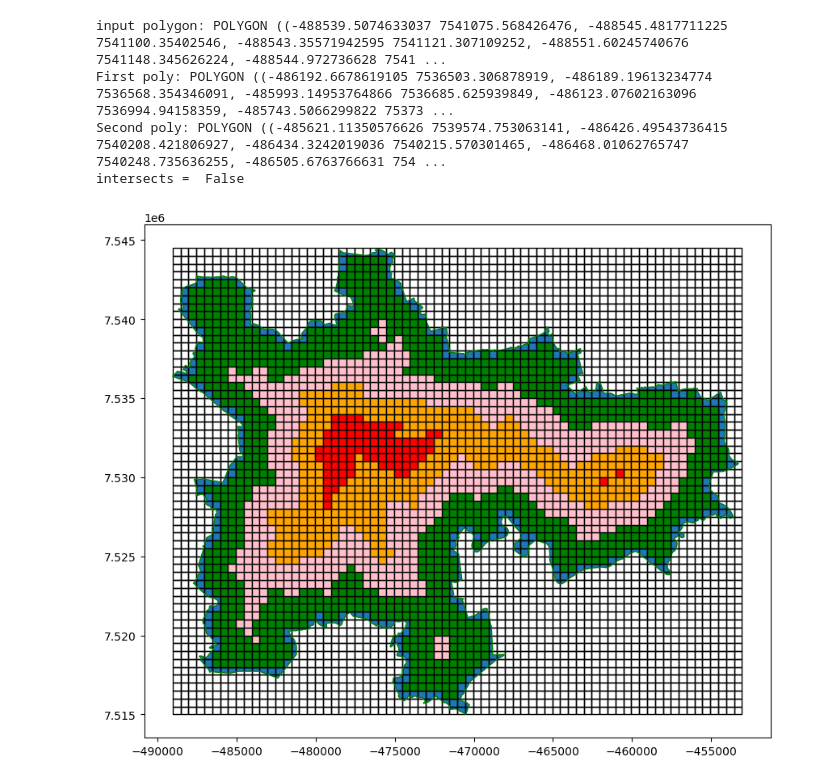
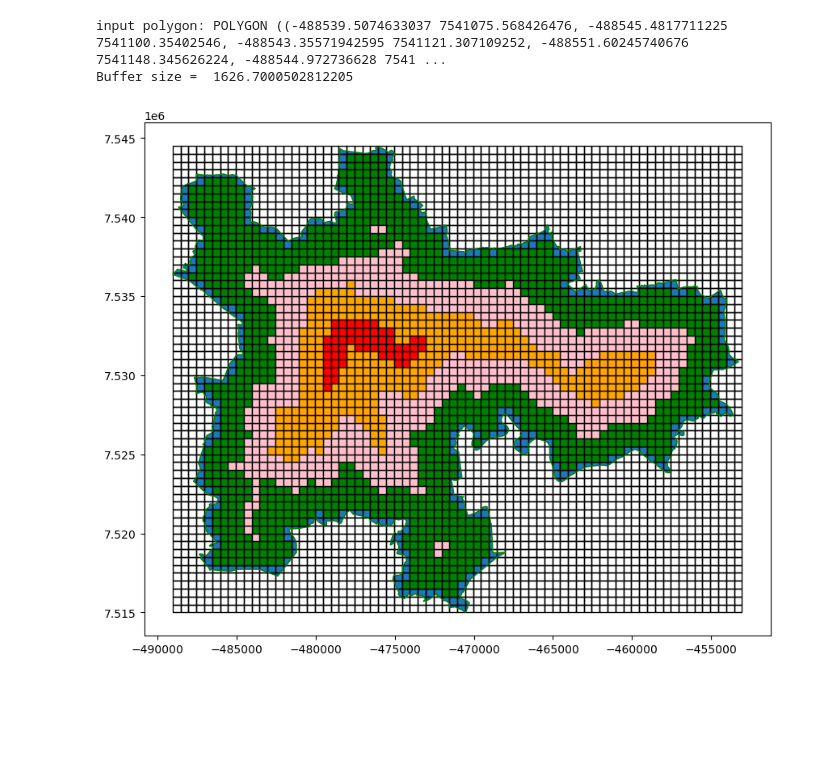
Before and after one commit to paddeaux/radian, a Jupyter notebook: raster_grid.ipynb, the cells around one changed output. Cells and saved outputs as stored; diff of their text form; code cells hidden in the pictures; blank space fills up the shorter version.

```diff
--- a/raster_grid.ipynb
+++ b/raster_grid.ipynb
@@ -29,12 +29,24 @@ def create_raster_grid(file_dir='scenarios/kildare/kildare.geojson',size_in_km=1
     # Get minX, minY, maxX, maxY
     minX, minY, maxX, maxY = total_bounds
 
+
+    # Determine size of buffer
+    poly_width = maxX-minX
+    poly_height = maxY-minY
+
+    if poly_width > poly_height:
+        buffer_size = poly_width/22
+    else:
+        buffer_size = poly_height/22
+
+    print("Buffer size = ", buffer_size)
+
     # Create a fishnet
     x, y = (minX, minY)
     geom_array = []
 
     # Polygon Size
-    square_size = size_in_km * 500
+    square_size = size_in_km * 1000
     while y <= maxY:
         while x <= maxX:
             geom = geometry.Polygon([(x,y), (x, y+square_size), (x+square_size, y+square_size), (x+square_size, y), (x, y)])
@@ -60,19 +72,14 @@ def create_raster_grid(file_dir='scenarios/kildare/kildare.geojson',size_in_km=1
         fishnet_dist.to_file(f"scenarios/kildare/fishnet_distances.geojson")
 
 
-    poly_buffer1 =  poly.buffer(-1500, join_style=2)
+    poly_buffer1 =  poly.buffer(-buffer_size, join_style=2)
     buffer1 = poly_buffer1.contains(poly_raster)
 
-    poly_buffer2 =  poly_buffer1.buffer(-1500, join_style=2)
+    poly_buffer2 =  poly_buffer1.buffer(-buffer_size, join_style=2)
     buffer2 = poly_buffer2.contains(poly_raster)
 
-    poly_buffer3 =  poly_buffer2.buffer(-1500, join_style=2)
+    poly_buffer3 =  poly_buffer2.buffer(-buffer_size, join_style=2)
     buffer3 = poly_buffer3.contains(poly_raster)
-
-    print("First poly:", poly_buffer1.geoms[0])
-    print("Second poly:", poly_buffer1.geoms[1])
-
-    print("intersects = ", poly_buffer1.geoms[0].intersects(poly_buffer1.geoms[1]))
 
     raster_A = poly_raster[(buffer1==False) & (buffer2==False) & (buffer3==False)]
     raster_B = poly_raster[(buffer1==True) & (buffer2==False) & (buffer3==False)]
@@ -81,35 +88,33 @@ def create_raster_grid(file_dir='scenarios/kildare/kildare.geojson',size_in_km=1
 
 
     gdf_buffers = gpd.GeoDataFrame({'geometry': [poly_buffer1, poly_buffer2, poly_buffer3, poly]})
 
     if plot:
         fig, ax = plt.subplots(figsize=(10,15))
 
         gdf.plot(ax=ax)
         fishnet_dist.plot(ax=ax, facecolor='none', edgecolor='black')
         gdf_buffers.plot(ax=ax, facecolor='none', edgecolor='green')
         raster_A.plot(ax=ax, facecolor='green', edgecolor='black')
         raster_B.plot(ax=ax, facecolor='pink', edgecolor='black')
         raster_C.plot(ax=ax, facecolor='orange', edgecolor='black')
         raster_D.plot(ax=ax, facecolor='red', edgecolor='black')
 
         plt.show()
 
     multi_A = shapely.geometry.MultiPolygon(raster_A.values.tolist())
     multi_B = shapely.geometry.MultiPolygon(raster_B.values.tolist())
     multi_C = shapely.geometry.MultiPolygon(raster_C.values.tolist())
     multi_D = shapely.geometry.MultiPolygon(raster_D.values.tolist())
 
     multi_list = [multi_A, multi_B, multi_C, multi_D]
 
     gdf_rasters = gpd.GeoDataFrame(pd.DataFrame(multi_list, columns=['geometry']), geometry='geometry')
 
     return gdf_rasters
 
-_ = create_raster_grid('scenarios/glasgow/2579.geojson', plot=True)
+_ = create_raster_grid('scenarios/glasgow/2579.geojson', size_in_km=0.5, plot=True)
 # %% [output]
 input polygon: POLYGON ((-488539.5074633037 7541075.568426476, -488545.4817711225 7541100.35402546, -488543.35571942595 7541121.307109252, -488551.60245740676 7541148.345626224, -488544.972736628 7541 ...
-First poly: POLYGON ((-486192.6678619105 7536503.306878919, -486189.19613234774 7536568.354346091, -485993.14953764866 7536685.625939849, -486123.07602163096 7536994.94158359, -485743.5066299822 75373 ...
-Second poly: POLYGON ((-485621.11350576626 7539574.753063141, -486426.49543736415 7540208.421806927, -486434.3242019036 7540215.570301465, -486468.01062765747 7540248.735636255, -486505.6763766631 754 ...
-intersects =  False
+Buffer size =  1626.7000502812205
-[figure, old version]
+[figure, new version]
```
Also changed, not shown: 7 other files.
